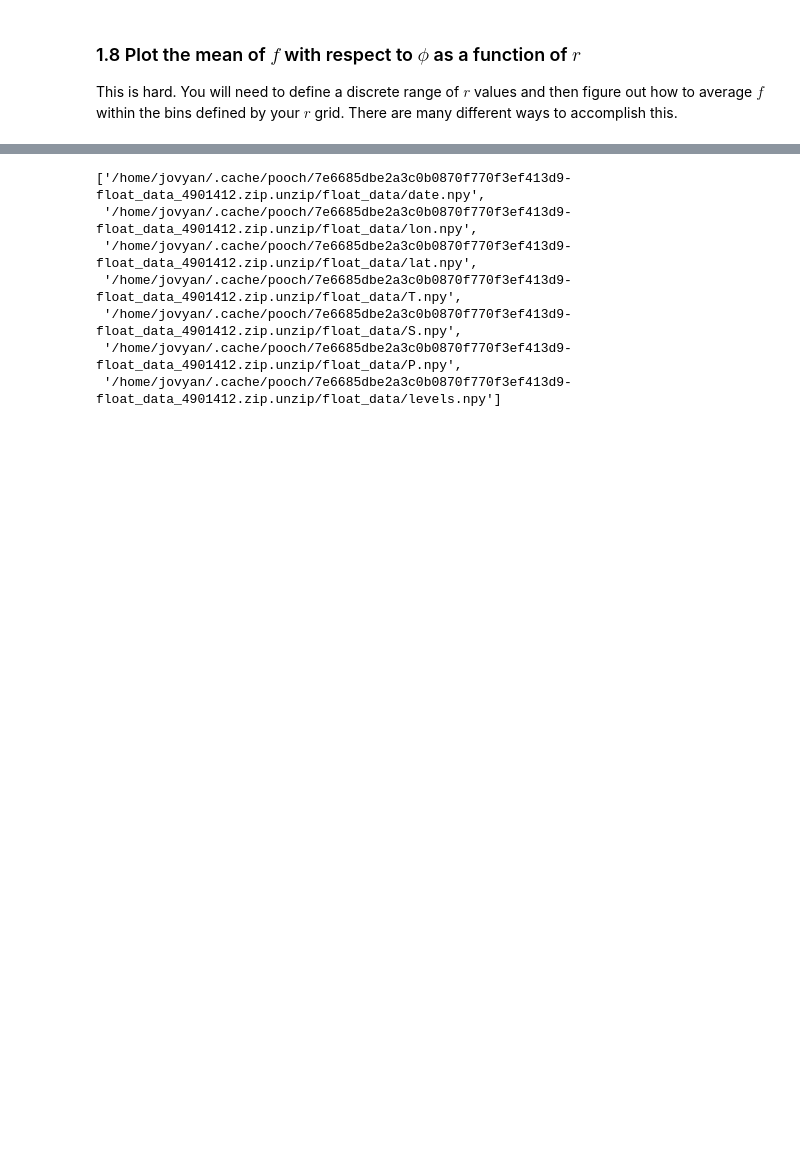
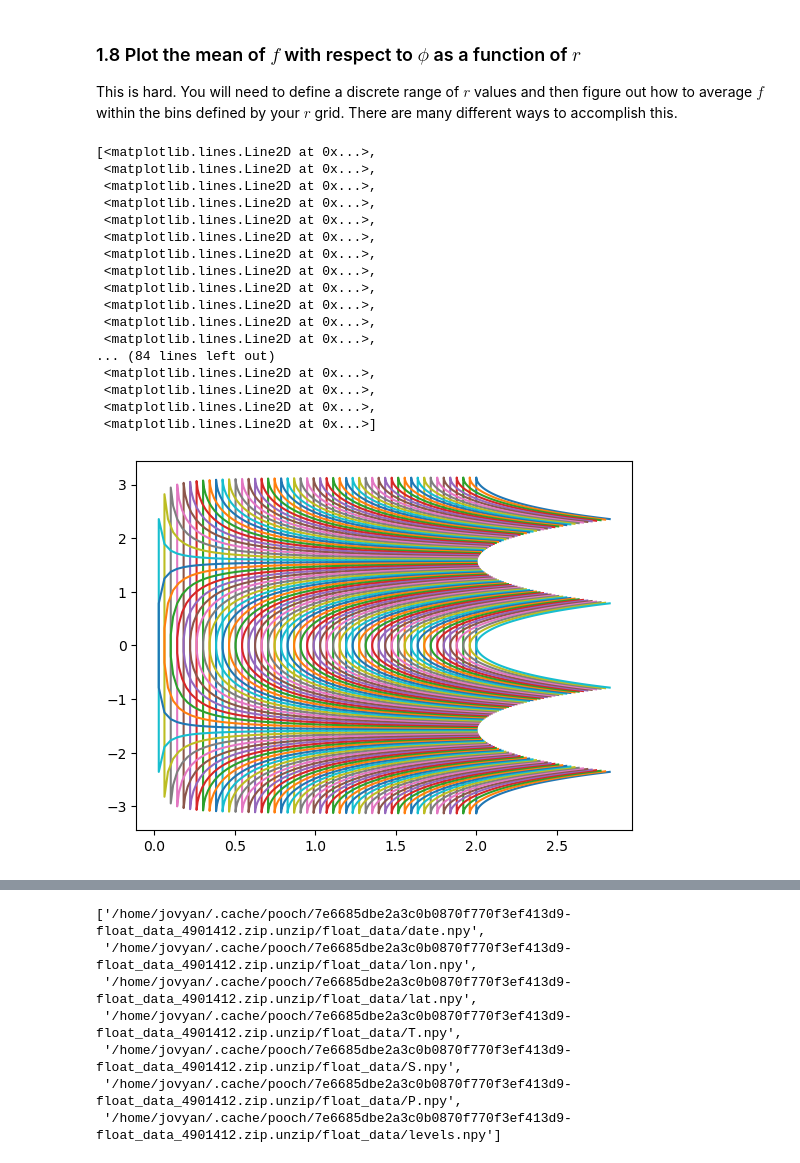
Before and after one commit to AryaAvery/rces-assignments, a Jupyter notebook: assignment3.ipynb, the cells around one changed output, grey strips where cells are left out. Saved outputs shown, nothing was run; the diff lists cells and outputs as text; code cells hidden in the pictures; blank space fills up the shorter version.

```diff
--- a/assignment3.ipynb
+++ b/assignment3.ipynb
@@ -128,3 +128,24 @@ plt.show()
 ### 1.8 Plot the mean of $f$ with respect to $\phi$ as a function of $r$
 
 This is hard. You will need to define a discrete range of $r$ values and then figure out how to average $f$ within the bins defined by your $r$ grid. There are many different ways to accomplish this.
+# %%
+plt.plot(r, φ)
+# %% [output]
+[<matplotlib.lines.Line2D at 0x...>,
+ <matplotlib.lines.Line2D at 0x...>,
+ <matplotlib.lines.Line2D at 0x...>,
+ <matplotlib.lines.Line2D at 0x...>,
+ <matplotlib.lines.Line2D at 0x...>,
+ <matplotlib.lines.Line2D at 0x...>,
+ <matplotlib.lines.Line2D at 0x...>,
+ <matplotlib.lines.Line2D at 0x...>,
+ <matplotlib.lines.Line2D at 0x...>,
+ <matplotlib.lines.Line2D at 0x...>,
+ <matplotlib.lines.Line2D at 0x...>,
+ <matplotlib.lines.Line2D at 0x...>,
+... (84 lines left out)
+ <matplotlib.lines.Line2D at 0x...>,
+ <matplotlib.lines.Line2D at 0x...>,
+ <matplotlib.lines.Line2D at 0x...>,
+ <matplotlib.lines.Line2D at 0x...>]
+[figure, added]
```
Also changed, not shown: parts of 3 cells of this notebook.
